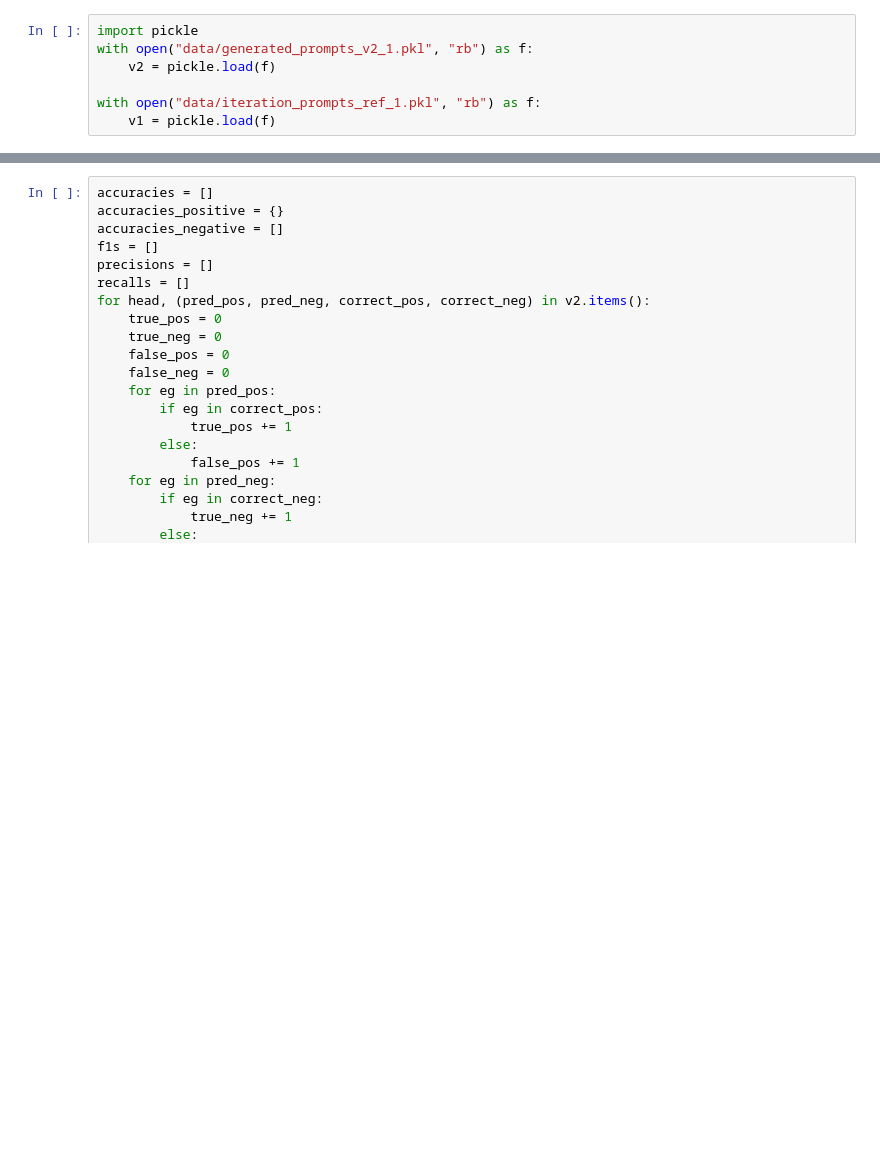
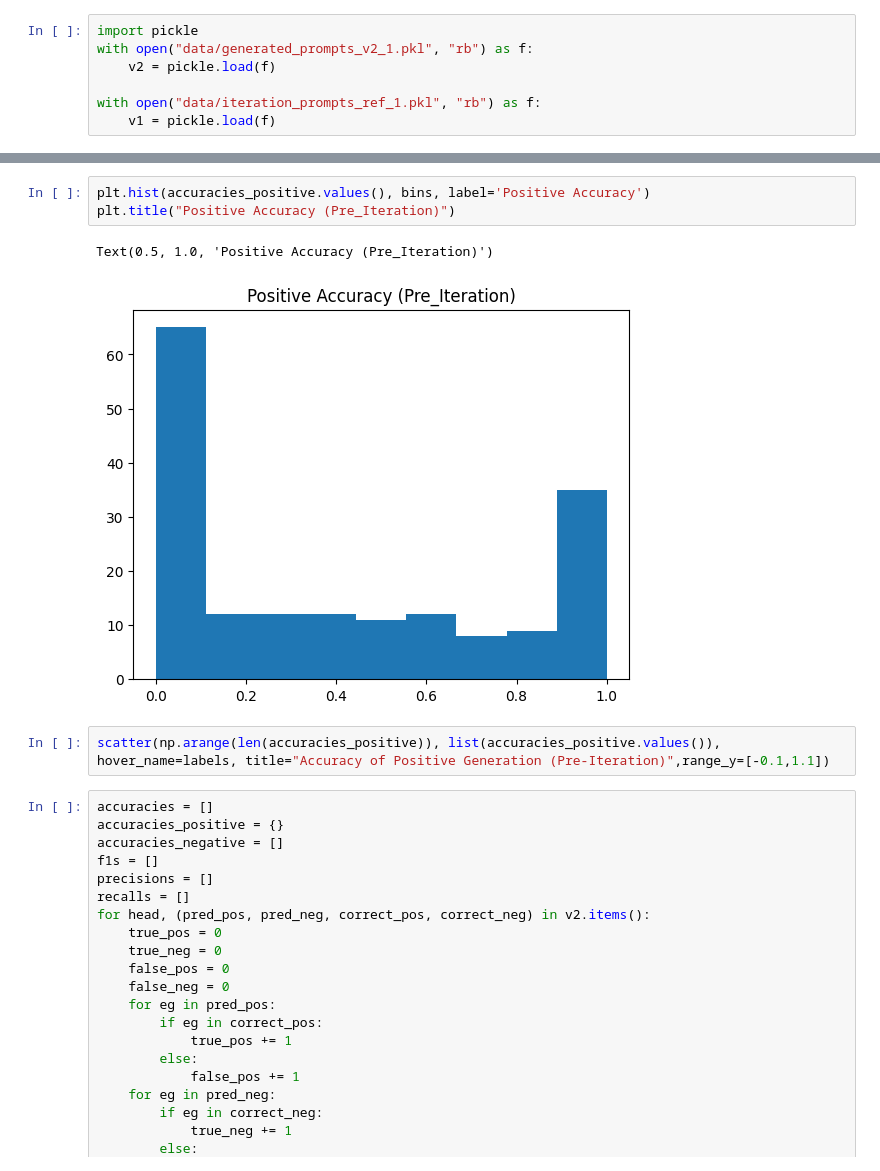
Before and after one commit to fbarez/Interpreting-Context-Look-ups, a Jupyter notebook: neuron_groups/notebooks/4_explanation_eval.ipynb, the cells around one changed output, grey strips where cells are left out. Cells and saved outputs as stored; diff of their text form; blank space fills up the shorter version.

```diff
--- a/neuron_groups/notebooks/4_explanation_eval.ipynb
+++ b/neuron_groups/notebooks/4_explanation_eval.ipynb
@@ -629,3 +725,11 @@ with open("data/iteration_prompts_ref_1.pkl", "rb") as f:
+# %%
+plt.hist(accuracies_positive.values(), bins, label='Positive Accuracy')
+plt.title("Positive Accuracy (Pre_Iteration)")
+# %% [output]
+Text(0.5, 1.0, 'Positive Accuracy (Pre_Iteration)')
+[figure, added]
+# %%
+scatter(np.arange(len(accuracies_positive)), list(accuracies_positive.values()), hover_name=labels, title="Accuracy of Positive Generation (Pre-Iteration)",range_y=[-0.1,1.1])
 # %%
 accuracies = []
 accuracies_positive = {}
```
Also changed, not shown: parts of 13 cells of this notebook, 20 other files.
